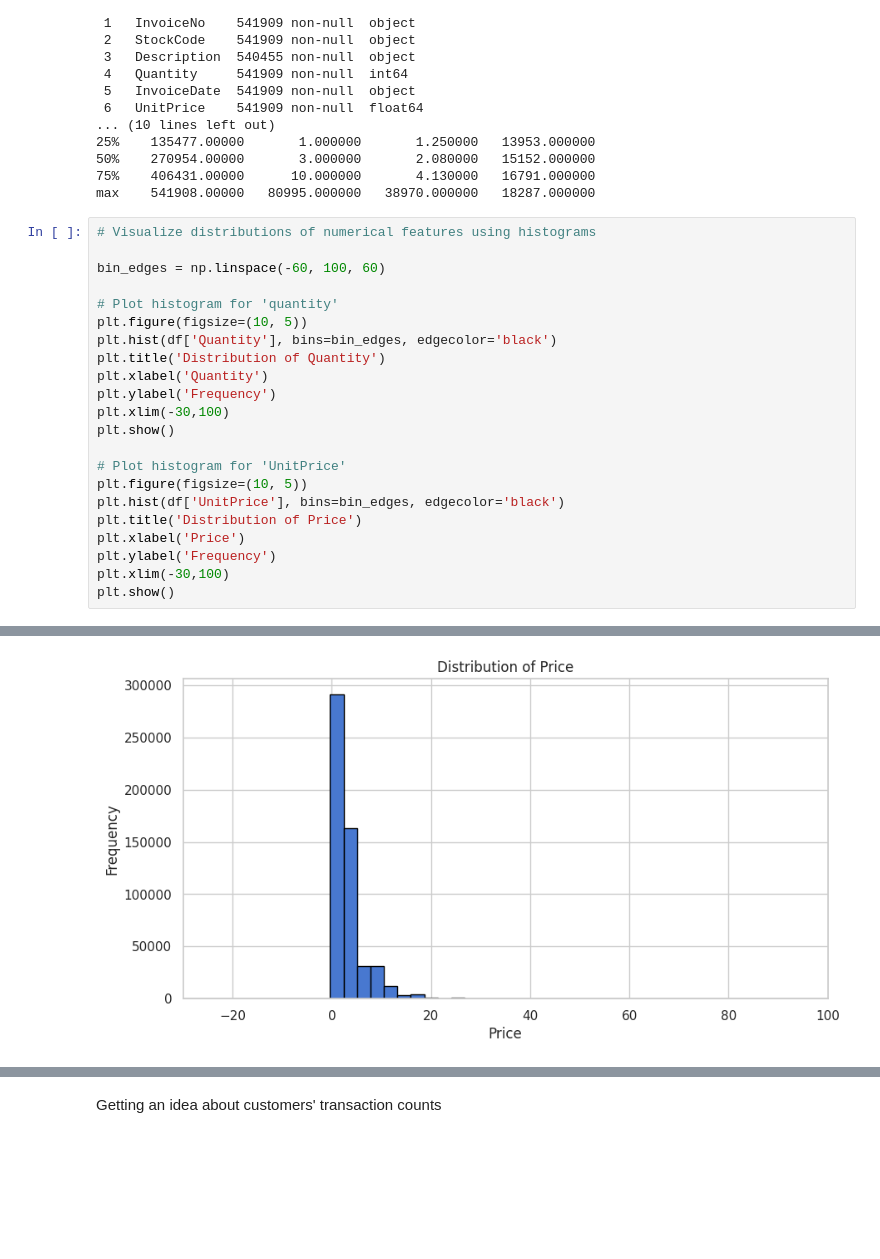
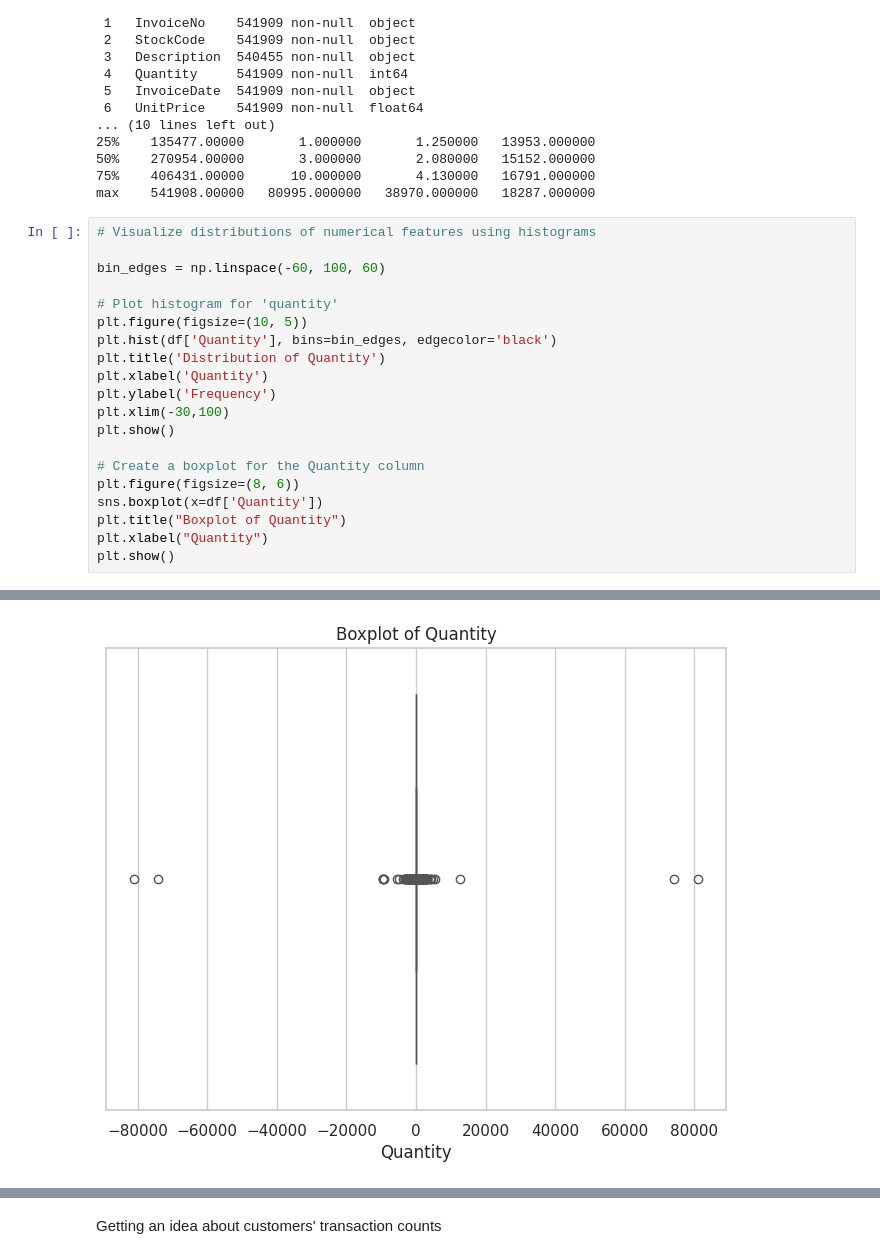
Before and after one commit to j2damax/principles-of-ds-cw02, a Jupyter notebook: nipunaluthge/Principles_of_DS_Group_Assignment_Nip.ipynb, the cells around one changed output, grey strips where cells are left out. Saved outputs shown, nothing was run; the diff lists cells and outputs as text; blank space fills up the shorter version.

```diff
--- a/nipunaluthge/Principles_of_DS_Group_Assignment_Nip.ipynb
+++ b/nipunaluthge/Principles_of_DS_Group_Assignment_Nip.ipynb
@@ -53,25 +53,23 @@ max    541908.00000   80995.000000   38970.000000   18287.000000
 # %%
 # Visualize distributions of numerical features using histograms
 
 bin_edges = np.linspace(-60, 100, 60)
 
 # Plot histogram for 'quantity'
 plt.figure(figsize=(10, 5))
 plt.hist(df['Quantity'], bins=bin_edges, edgecolor='black')
 plt.title('Distribution of Quantity')
 plt.xlabel('Quantity')
 plt.ylabel('Frequency')
 plt.xlim(-30,100)
 plt.show()
 
-# Plot histogram for 'UnitPrice'
-plt.figure(figsize=(10, 5))
-plt.hist(df['UnitPrice'], bins=bin_edges, edgecolor='black')
-plt.title('Distribution of Price')
-plt.xlabel('Price')
-plt.ylabel('Frequency')
-plt.xlim(-30,100)
+# Create a boxplot for the Quantity column
+plt.figure(figsize=(8, 6))
+sns.boxplot(x=df['Quantity'])
+plt.title("Boxplot of Quantity")
+plt.xlabel("Quantity")
 plt.show()
 # %% [output]
 [figure]
-[figure, old version]
+[figure, new version]
```
Also changed, not shown: parts of 7 cells of this notebook.
